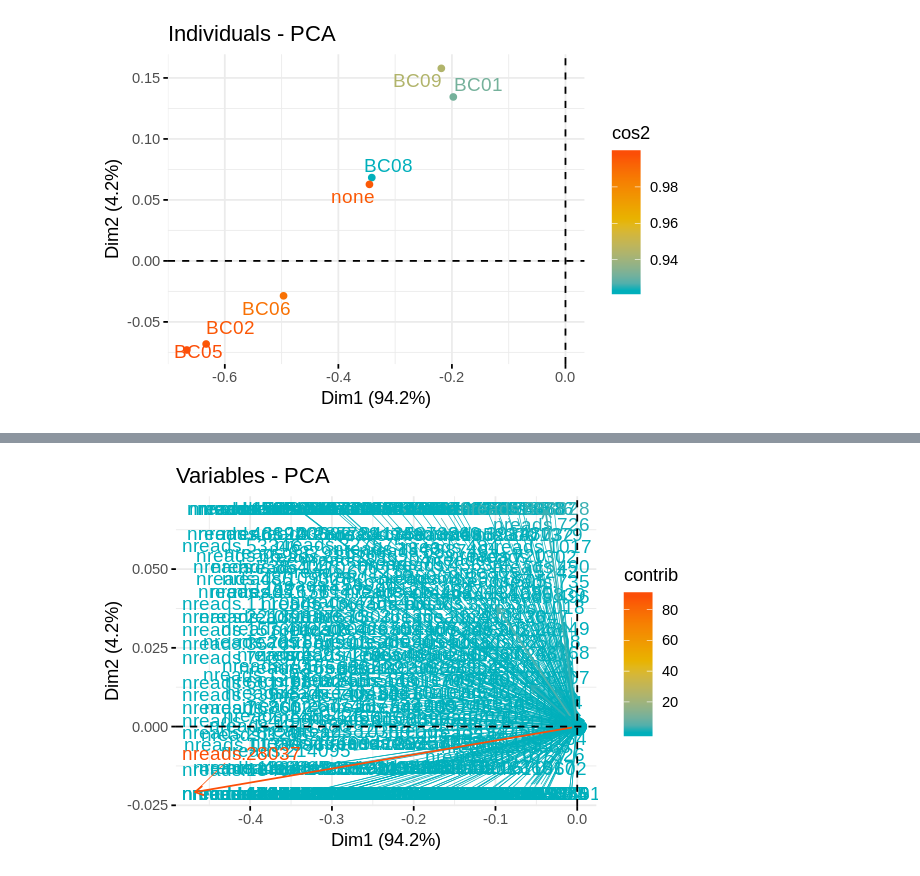
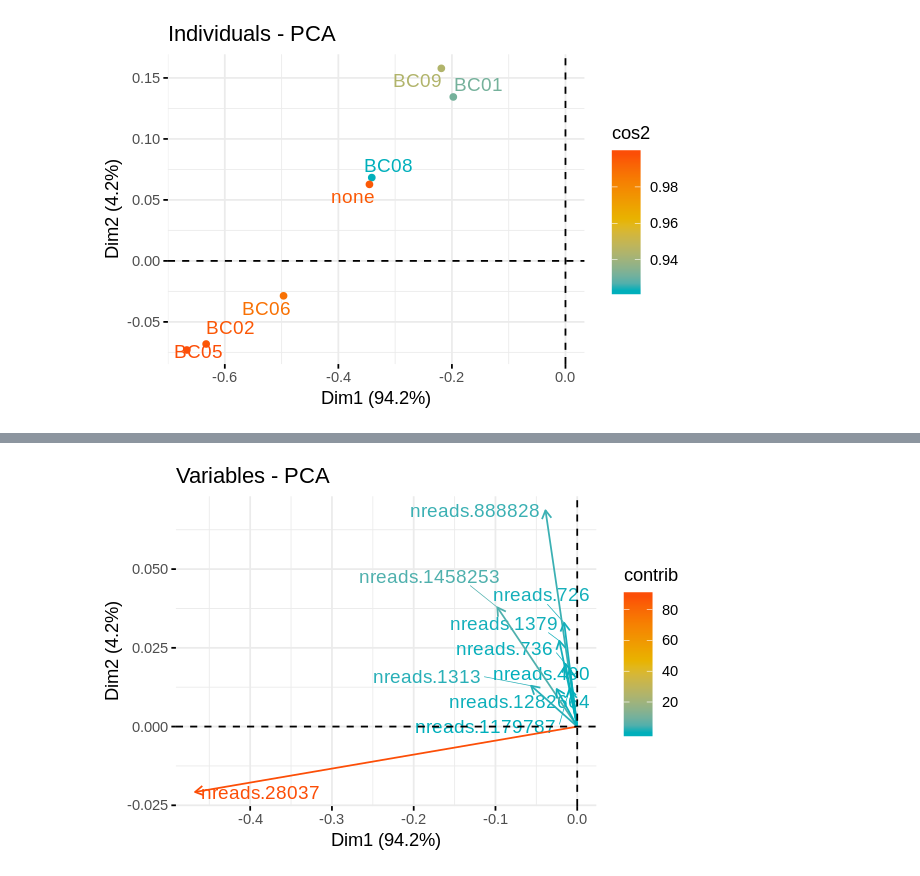
Before and after one commit to macieksk/ngslub18, a Jupyter notebook: jupyter_run/NGSworkshop-Saturday.ipynb, the cells around one changed output, grey strips where cells are left out. Saved outputs shown, nothing was run; the diff lists cells and outputs as text; code cells hidden in the pictures.

Commit message:
NGSworkshop-Saturday.ipynb blast pc ind and var plot

```diff
--- a/jupyter_run/NGSworkshop-Saturday.ipynb
+++ b/jupyter_run/NGSworkshop-Saturday.ipynb
@@ -859,6 +859,7 @@ Mfrac <- sweep(M,1,rowSums(M),FUN = "/")
 
 #rownames(Mfrac)<-rownames(bna.topc)
 pc <- prcomp(Mfrac,center=FALSE) #center=TRUE)
+pc.cent <- prcomp(Mfrac,center=TRUE) #center=TRUE)
 rpc<-rpca(as.matrix(Mfrac))
 #plot(pc$x[,1:2],col=Mfrac[,5])
 #points(rpc[,1:2],col=iris[,5],pch="+")
@@ -1018,9 +1037,10 @@ fviz_pca_ind(pc,
 # %%
 %%R -w 600 -h 400 -r 120
-fviz_pca_var(pc,
+fviz_pca_var(pc, #pc.cent,
              col.var = "contrib", # Color by contributions to the PC
              gradient.cols = c("#00AFBB", "#E7B800", "#FC4E07"),
-             repel = TRUE     # Avoid text overlapping
+             repel = TRUE,     # Avoid text overlapping
+             select.var=list(contrib=10)
              )
 # %% [output]
-[figure, old version]
+[figure, new version]
```
Also changed, not shown: parts of 3 cells of this notebook.
